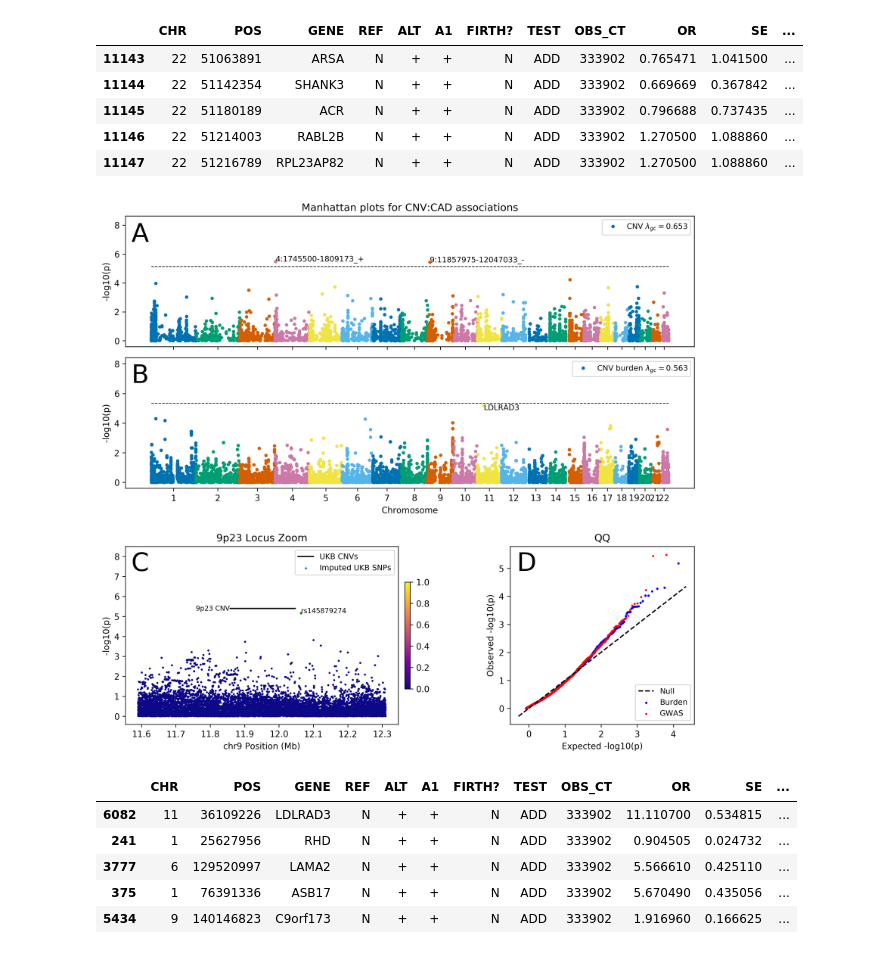
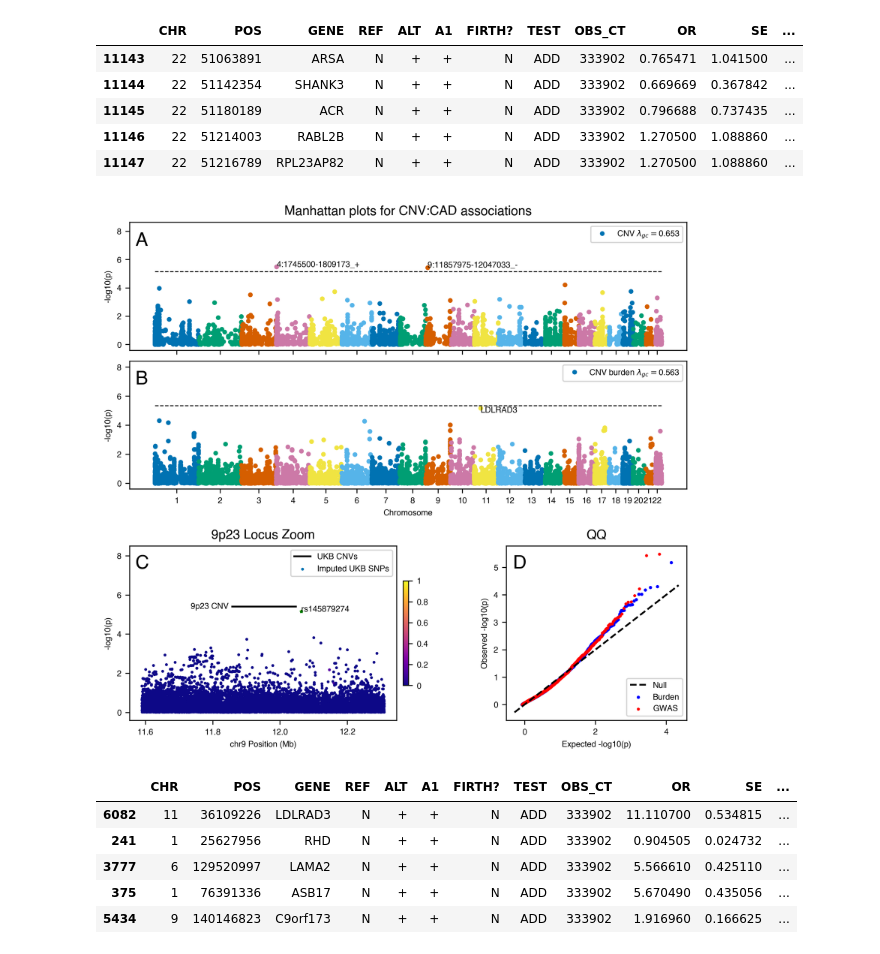
Before and after one commit to priestlab/cnv-ukb, a Jupyter notebook: figures/Figure2-CAD.ipynb, the cells around one changed output. Cells and saved outputs as stored; diff of their text form; code cells hidden in the pictures.

Commit message:
updated fonts and alignment

```diff
--- a/figures/Figure2-CAD.ipynb
+++ b/figures/Figure2-CAD.ipynb
@@ -1,9 +1,10 @@
 # %%
 import numpy as np
 import pandas as pd
-import matplotlib.pyplot as plt
+from matplotlib import font_manager as fm, pyplot as plt, rcParams
 import seaborn as sns
 plt.style.use('seaborn-colorblind')
+helv=fm.FontProperties(fname='helvetica.ttf')
 from scipy.stats import *
 # %%
 gwas = pd.read_table("/oak/stanford/groups/jpriest/cnv_ukb/subanalyses/cad/new_plink_files/CAD.JPL.app13721.gwas.Acute_CAD.glm.logistic.hybrid",
@@ -30,7 +31,8 @@ burden.tail()
 | 11146 | 22 | 51214003 | RABL2B | N | + | + | N | ADD | 333902 | 1.270500 | 1.088860 | ... |
 | 11147 | 22 | 51216789 | RPL23AP82 | N | + | + | N | ADD | 333902 | 1.270500 | 1.088860 | ... |
 # %%
-fig  = plt.figure(figsize=(12,11), dpi=300)
+frac=8.5/12
+fig  = plt.figure(figsize=(12*frac,11*frac), dpi=300)
 grid = plt.GridSpec(11,12,hspace=0.3)
 
 # use this for manhattan plot
@@ -82,16 +84,18 @@ plt.plot([gwas['X'].min(), gwas['X'].max()], [mlp_star, mlp_star],
 
 # annotate significant variants
 for [n,x,p] in gwas[gwas['P'] < p_star].loc[:,['SNP','X','P']].values.tolist():
-    plt.annotate(n, [x, -np.log10(p)], fontsize=9)
+    plt.annotate(n, [x, -np.log10(p)], fontsize=7, fontproperties=helv)
 
 # labels
-plt.title('Manhattan plots for CNV:CAD associations')
-plt.xticks([chrlentot[c] + (chrlentot[c+1]-chrlentot[c])/2 for c in range(22)], ['' for _ in range(22)])
+plt.title('Manhattan plots for CNV:CAD associations', fontproperties=helv, fontsize=11)
+plt.yticks(fontproperties=helv, fontsize=7)
+plt.xticks([chrlentot[c] + (chrlentot[c+1]-chrlentot[c])/2 for c in range(22)],
+           ['' for _ in range(22)], fontproperties=helv)
 plt.legend([''.join(['CNV ', '$\lambda_{gc}=$',
                     '{:.3f}'.format(np.median(1-chi2.ppf(gwas['P'].values, 1))/chi2.ppf(0.5,1))])],
-           loc=1, fontsize=9)
+           loc=1, fontsize=7, prop=helv)
 plt.ylim([1.5*i for i in ax.get_ylim()])
-plt.ylabel('-log10(p)')
+plt.ylabel('-log10(p)', fontproperties=helv)
 
 ##################
 # B: Burden Test #
@@ -105,8 +109,7 @@ burden['X'] = burden['CHR'].apply(lambda i: chrbase[str(i)]) + burden['POS']
 # plot the points
 for c in range(1,23):
     plt.plot(burden.loc[burden['CHR'] == c, 'X'],
-             burden.loc[burden['CHR'] == c, 'P'].apply(lambda x:-np.log10(x)),
-             '.')
+             burden.loc[burden['CHR'] == c, 'P'].apply(lambda x:-np.log10(x)), '.')
 
 # add significance line based on BH FDR
 p_star = 0.05/burden.shape[0]
@@ -120,18 +123,19 @@ chr_seen = []
 for [c,n,x,p] in burden[burden['P'] <= 1e-5].loc[:,['CHR','GENE','X','P']].sort_values('P').values.tolist():
     if c not in chr_seen:
         pad=-0.3*int(n == 'LDLRAD3')
-        plt.annotate(n, [x, -np.log10(p) + pad], fontsize=9)
+        plt.annotate(n, [x+0.05, -np.log10(p) + pad], fontsize=7, fontproperties=helv)
         chr_seen.append(c)
 
 # labels
-plt.xlabel('Chromosome')
+plt.xlabel('Chromosome', fontproperties=helv)
+plt.yticks(fontproperties=helv, fontsize=7)
 plt.xticks([chrlentot[c] + (chrlentot[c+1]-chrlentot[c])/2 for c in range(22)],
-           [str(c+1) for c in range(22)])
+           [str(c+1) for c in range(22)], fontproperties=helv, fontsize=7)
 plt.legend([''.join(['CNV burden ', '$\lambda_{gc}=$',
                      '{:.3f}'.format(np.median(chi2.ppf(1-burden['P'].values, 1))/chi2.ppf(0.5,1))])],
-           loc=1, fontsize=9)
+           loc=1, fontsize=7, prop=helv)
 plt.ylim([1.5*i for i in ax.get_ylim()])
-plt.ylabel('-log10(p)')
+plt.ylabel('-log10(p)', fontproperties=helv)
 
 
 #################
@@ -157,50 +161,57 @@ r2color = plt.scatter(snps['POS'], snps['mlog10p'], s=2, c=snps['R2'], cmap='pla
 special = snps.query('R2 == 1')
 for i,row in special.iterrows():
     plt.scatter([row['POS']], [row['mlog10p']], s=5, c='green', marker='*')
-    plt.annotate('rs145879274', [row['POS'], row['mlog10p']], fontsize=8)
+    plt.annotate('rs145879274', [row['POS'], row['mlog10p']], fontsize=7, fontproperties=helv)
 
 # add CNVs
 plt.plot([11.857975, 12.047033], [-np.log10(0.000004), -np.log10(0.000004)], 'k-')
-plt.annotate('9p23 CNV', [11.857975 - 0.100000, -np.log10(5.087900e-06)], fontsize=8)
+plt.annotate('9p23 CNV', [11.857975 - 0.123000, -np.log10(5.087900e-06)], fontsize=7, fontproperties=helv)
 
 # labels, adjust axis
-plt.legend(['UKB CNVs', 'Imputed UKB SNPs'], fontsize=9, loc=1)
-plt.colorbar(r2color, pad=0.02, shrink=0.6)
-plt.ylabel('-log10(p)'), plt.xlabel('chr9 Position (Mb)'), plt.title('9p23 Locus Zoom')
+plt.legend(['UKB CNVs', 'Imputed UKB SNPs'], fontsize=7, loc=1, prop=helv)
+cb=plt.colorbar(r2color, pad=0.02, shrink=0.6)
+cb.ax.set_yticklabels([0,0.2,0.4,0.6,0.8,1], fontsize=7, fontproperties=helv)
+plt.ylabel('-log10(p)', fontproperties=helv)
+plt.yticks(fontproperties=helv, fontsize=7)
+plt.xlabel('chr9 Position (Mb)', fontproperties=helv)
+plt.xticks(fontproperties=helv, fontsize=7)
+plt.title('9p23 Locus Zoom', fontproperties=helv, fontsize=11)
 plt.ylim([1.5*i for i in ax.get_ylim()])
 
 ##################
 # D: QQ for GWAS #
 ##################
 ax = fig.add_subplot(grid[7:,8:])
 
 # make stats
 qq1,l1 = probplot(-np.log10(gwas['P'].values), dist=expon)
 qq2,l2 = probplot(-np.log10(burden['P'].values), dist=expon)
 
 # plot
 for qq,l,m,s,c in [(qq2,l2,'o',3,'b'), (qq1,l1,'x',3,'r')]:
     plt.scatter(qq[0]*l[0] + l[1],qq[1],s=s,marker=m,color=c)
 plt.plot(ax.get_xlim(),ax.get_xlim(),'k--')
 
 # labels
-plt.legend(['Null','Burden','GWAS'], fontsize=9, loc=4)
-plt.ylabel('Observed -log10(p)')
-plt.xlabel('Expected -log10(p)')
-plt.title('QQ')
+plt.legend(['Null','Burden','GWAS'], fontsize=7, loc=4, prop=helv)
+plt.ylabel('Observed -log10(p)', fontproperties=helv)
+plt.yticks(fontproperties=helv, fontsize=7)
+plt.xlabel('Expected -log10(p)', fontproperties=helv)
+plt.xticks(fontproperties=helv, fontsize=7)
+plt.title('QQ', fontproperties=helv, fontsize=11)
 
 
 # add labels
-fig.text(0.133, 0.842, 'A', fontsize=30)
-fig.text(0.133, 0.632, 'B', fontsize=30)
-fig.text(0.133, 0.353, 'C', fontsize=30)
-fig.text(0.658, 0.353, 'D', fontsize=30)
+fig.text(0.133, 0.844, 'A', fontsize=16, fontproperties=helv)
+fig.text(0.133, 0.634, 'B', fontsize=16, fontproperties=helv)
+fig.text(0.133, 0.355, 'C', fontsize=16, fontproperties=helv)
+fig.text(0.658, 0.355, 'D', fontsize=16, fontproperties=helv)
 
 # done!
 plt.savefig('Figure2.pdf')
 plt.show()
 # %% [output]
-[figure, old version]
+[figure, new version]
 # %%
 burden.sort_values('P').head()
 # %% [output]
```
Also changed, not shown: parts of 2 cells of this notebook, 4 other files.
